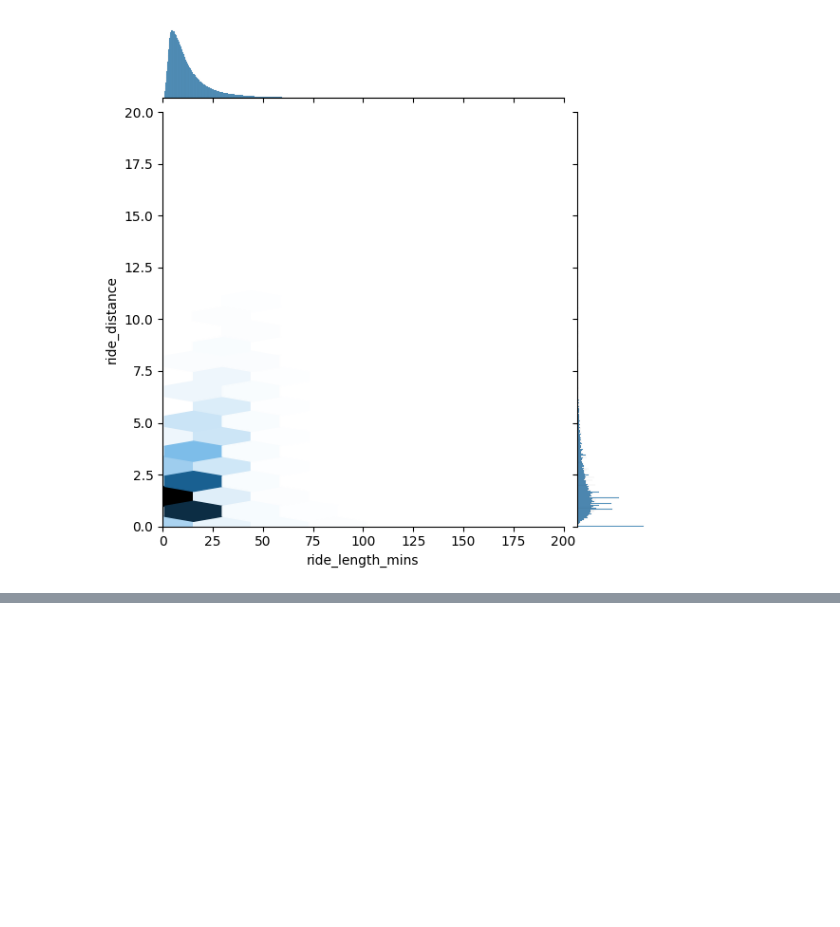
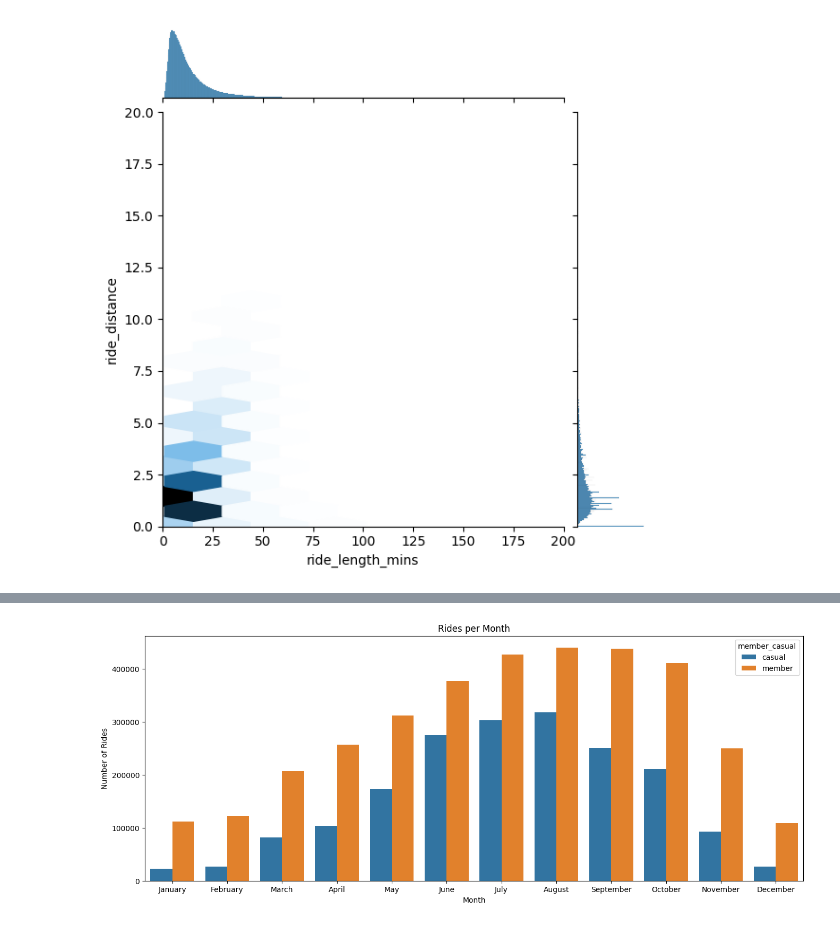
Before and after one commit to premsundar28/Cyclistic, a Jupyter notebook: master.ipynb, the cells around one changed output, grey strips where cells are left out. Cells and saved outputs as stored; diff of their text form; code cells hidden in the pictures; blank space fills up the shorter version.

```diff
--- a/master.ipynb
+++ b/master.ipynb
@@ -458,0 +474,21 @@ master_cleaned_filtered.groupby('member_casual')[['ride_length_mins', 'ride_dist
+# %%
+import calendar
+
+# 1. Create a mapping for month numbers to names (e.g., 1 -> 'Jan')
+month_map = {i: calendar.month_name[i] for i in range(1, 13)}
+# Use calendar.month_abbr[i] if you prefer shortened names like 'Jan', 'Feb'
+
+# 2. Update the 'month' column in your grouped DataFrame
+rides_per_month = master.groupby(['month', 'member_casual'], observed=False)['ride_id'].count().reset_index()
+rides_per_month['month'] = rides_per_month['month'].map(month_map)
+
+# 3. Plot the data
+fig, ax = plt.subplots(figsize=(16, 6))
+sns.barplot(data=rides_per_month, x='month', y='ride_id', hue='member_casual')
+
+plt.title('Rides per Month')
+plt.xlabel('Month')
+plt.ylabel('Number of Rides')
+plt.show()
+# %% [output]
+[figure, added]
```
Also changed, not shown: parts of 11 cells of this notebook, 10 other files.
